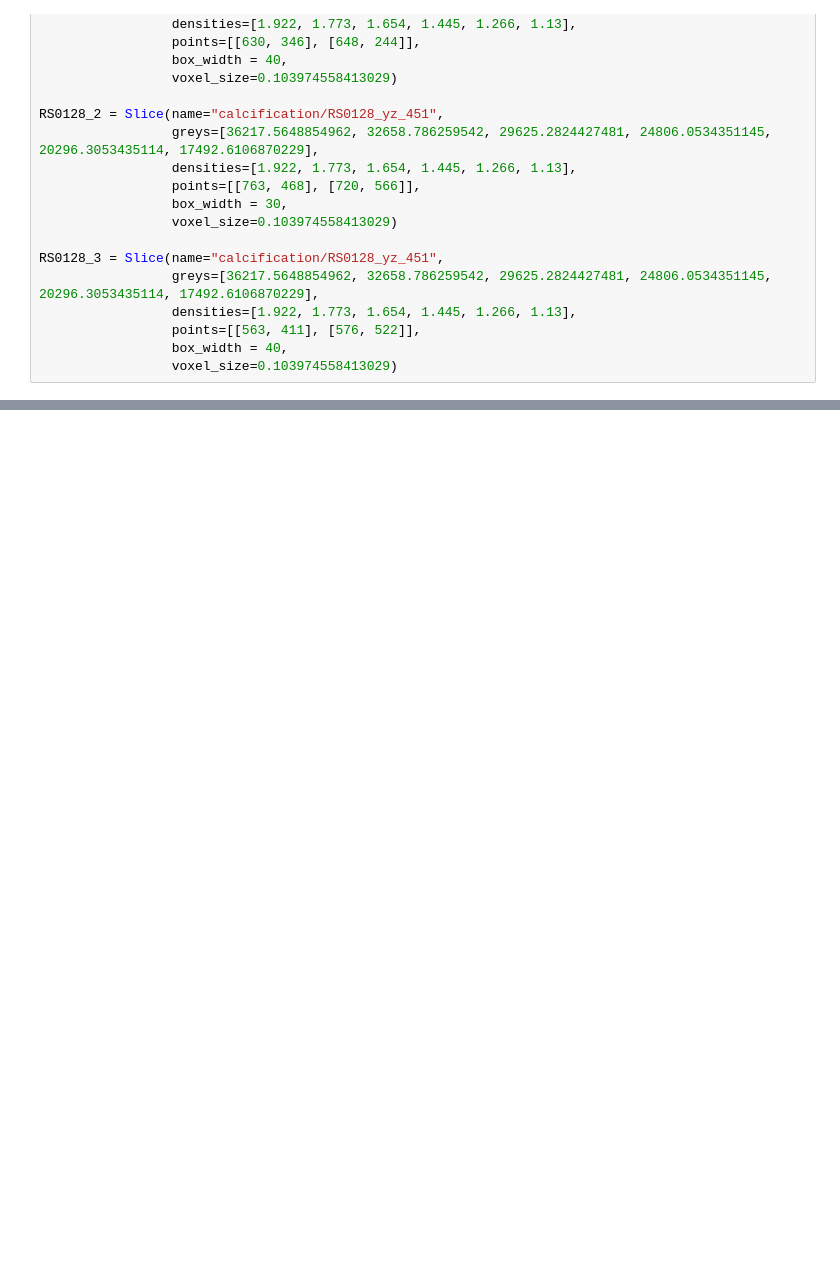
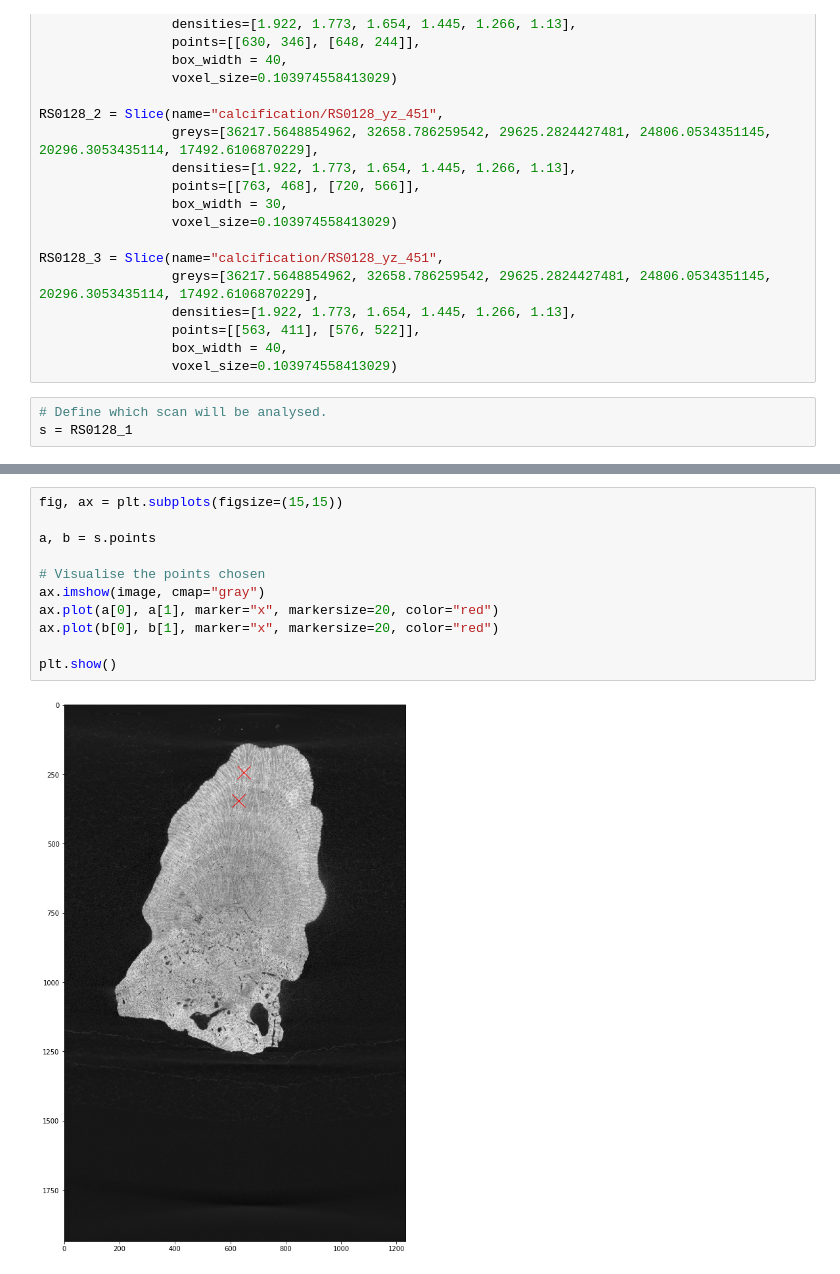
Before and after one commit to ainsleyrutterford/DeepC, a Jupyter notebook: utils/calcification.ipynb, the cells around one changed output, grey strips where cells are left out. Saved outputs shown, nothing was run; the diff lists cells and outputs as text; blank space fills up the shorter version.

```diff
--- a/utils/calcification.ipynb
+++ b/utils/calcification.ipynb
@@ -85,3 +85,6 @@ RS0128_3 = Slice(name="calcification/RS0128_yz_451",
                  points=[[563, 411], [576, 522]],
                  box_width = 40,
                  voxel_size=0.103974558413029)
+# %%
+# Define which scan will be analysed.
+s = RS0128_1
@@ -87,0 +112,13 @@ RS0128_3 = Slice(name="calcification/RS0128_yz_451",
+# %%
+fig, ax = plt.subplots(figsize=(15,15))
+
+a, b = s.points
+
+# Visualise the points chosen
+ax.imshow(image, cmap="gray")
+ax.plot(a[0], a[1], marker="x", markersize=20, color="red")
+ax.plot(b[0], b[1], marker="x", markersize=20, color="red")
+
+plt.show()
+# %% [output]
+[figure, added]
```
Also changed, not shown: parts of 27 cells of this notebook, 1 other file.
